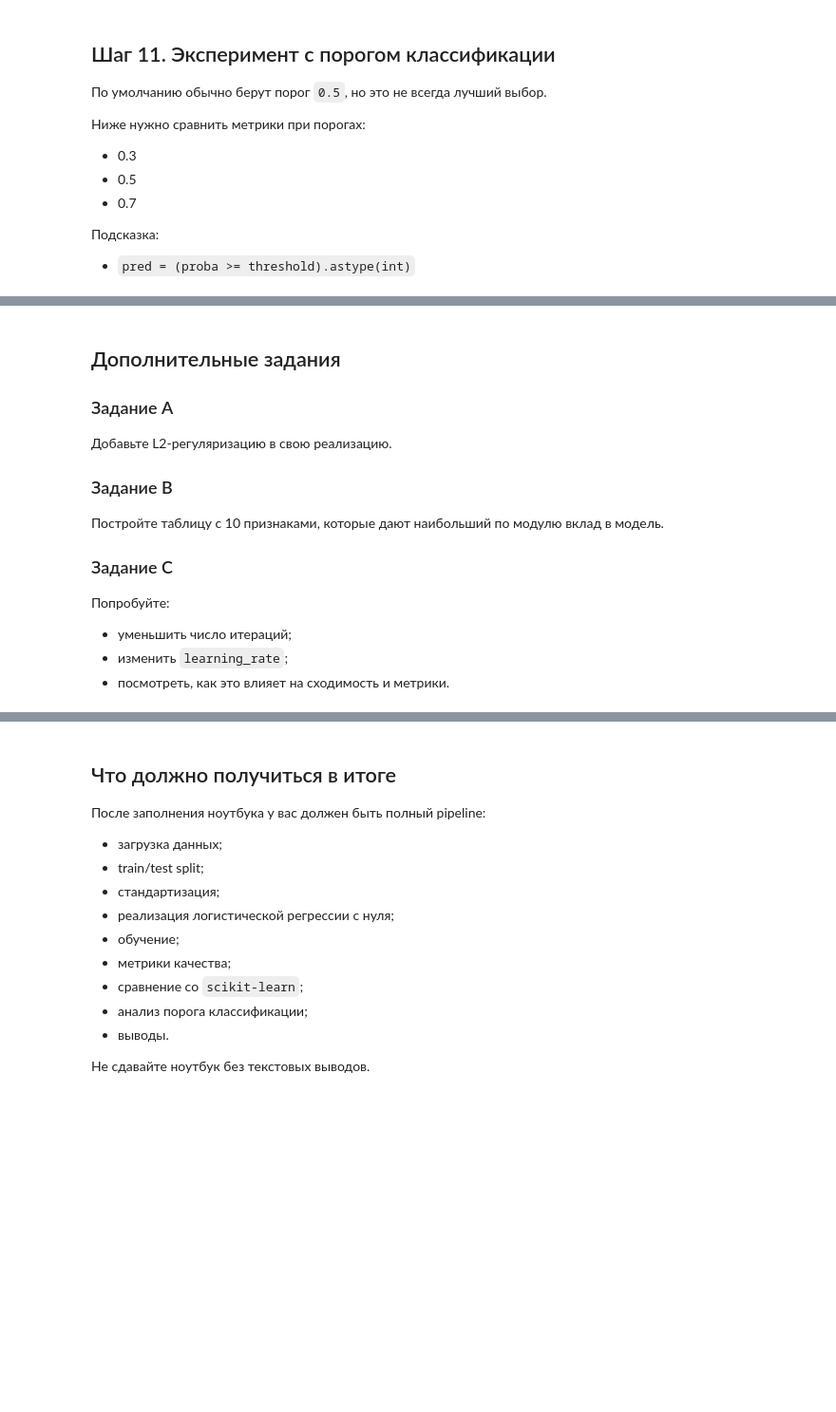
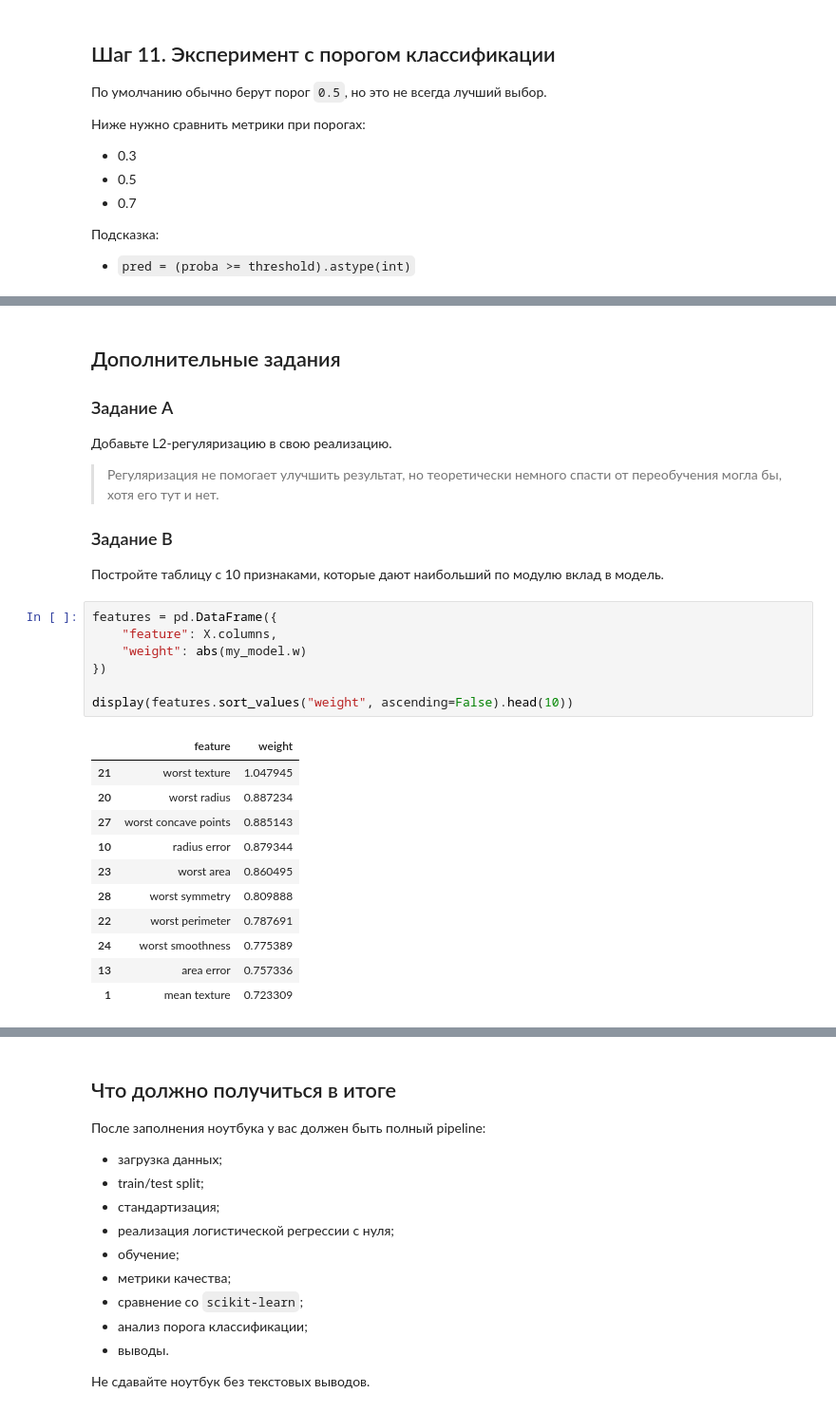
Before and after one commit to Xivalor/ml-course-homeworks, a Jupyter notebook: hw05_log_reg/logreg_practice_student.ipynb, the cells around one changed output, grey strips where cells are left out. Shown at 95% size. Cells and saved outputs as stored; diff of their text form; blank space fills up the shorter version.

```diff
--- a/hw05_log_reg/logreg_practice_student.ipynb
+++ b/hw05_log_reg/logreg_practice_student.ipynb
@@ -521,12 +561,26 @@ pd.DataFrame(rows).round(4)
 
 ### Задание A
 Добавьте L2-регуляризацию в свою реализацию.
+> Регуляризация не помогает улучшить результат, но теоретически немного спасти от переобучения могла бы, хотя его тут и нет.
 
 ### Задание B
 Постройте таблицу с 10 признаками, которые дают наибольший по модулю вклад в модель.
-
-### Задание C
-Попробуйте:
-- уменьшить число итераций;
-- изменить `learning_rate`;
-- посмотреть, как это влияет на сходимость и метрики.
+# %%
+features = pd.DataFrame({
+    "feature": X.columns,
+    "weight": abs(my_model.w)
+})
+
+display(features.sort_values("weight", ascending=False).head(10))
+# %% [output]
+|  | feature | weight |
+| 21 | worst texture | 1.047945 |
+| 20 | worst radius | 0.887234 |
+| 27 | worst concave points | 0.885143 |
+| 10 | radius error | 0.879344 |
+| 23 | worst area | 0.860495 |
+| 28 | worst symmetry | 0.809888 |
+| 22 | worst perimeter | 0.787691 |
+| 24 | worst smoothness | 0.775389 |
+| 13 | area error | 0.757336 |
+| 1 | mean texture | 0.723309 |
```
Also changed, not shown: parts of 10 cells of this notebook.
